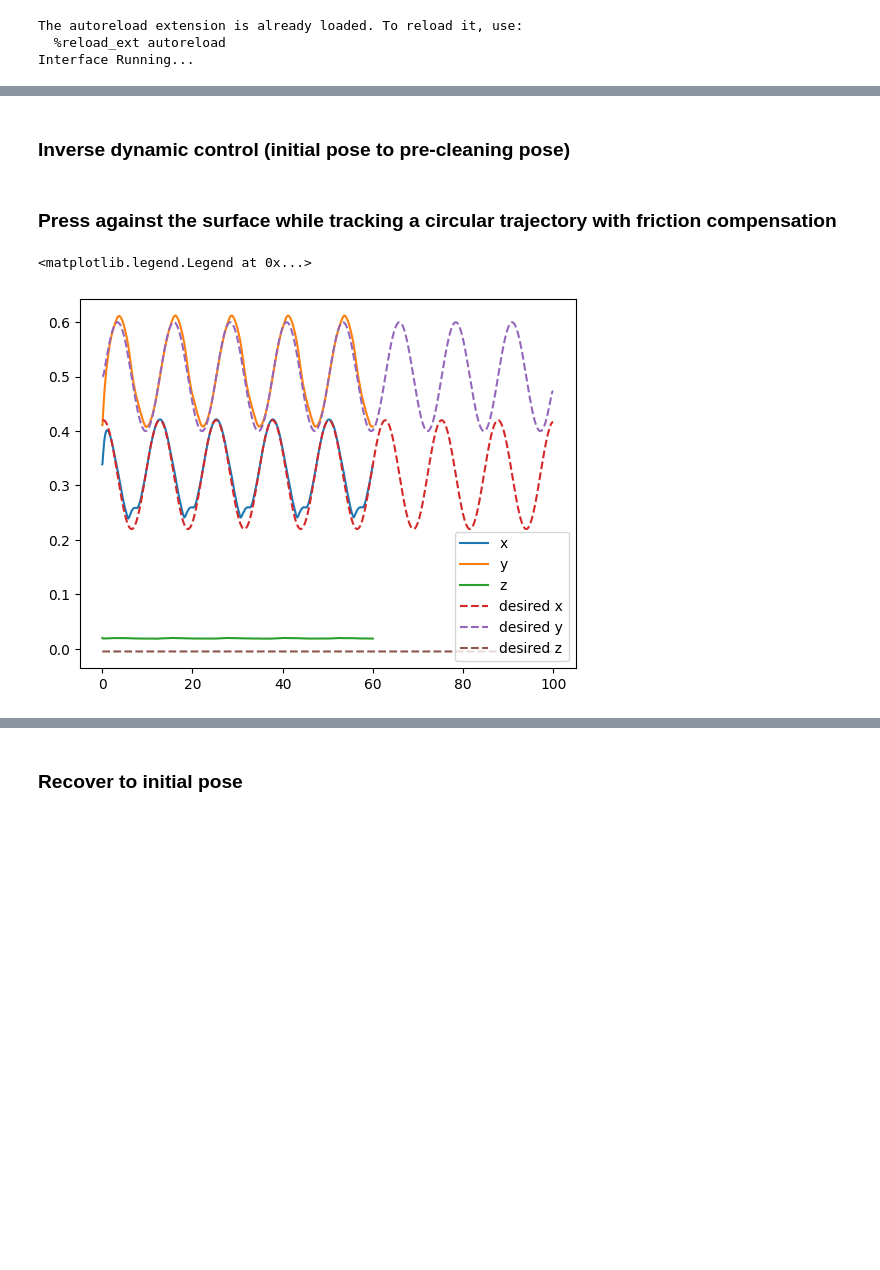
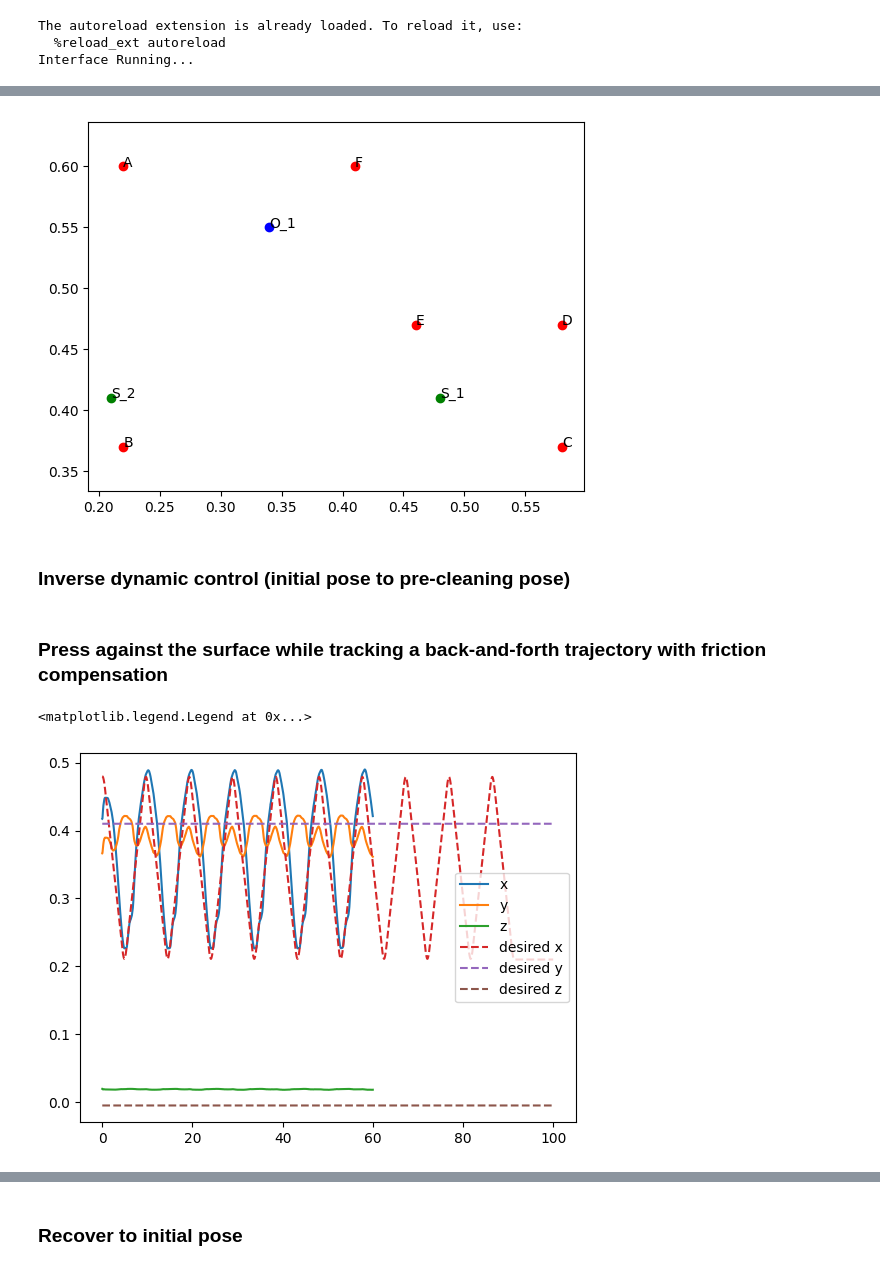
Before and after one commit to shiqingw/HOCBF-FR3-Experiments, a Jupyter notebook: demo.ipynb, the cells around one changed output, grey strips where cells are left out. Saved outputs shown, nothing was run; the diff lists cells and outputs as text; code cells hidden in the pictures; blank space fills up the shorter version.

```diff
--- a/demo.ipynb
+++ b/demo.ipynb
@@ -20,15 +20,44 @@ robot.getStates()
 # %%
 import numpy as np
+dist_to_surface = -0.005
 
 P_A = np.array([0.22, 0.60, 0.01])
 P_B = np.array([0.22, 0.37, 0.01])
 P_C = np.array([0.58, 0.37, 0.01])
 P_D = np.array([0.58, 0.47, 0.01])
 P_E = np.array([0.46, 0.47, 0.01])
 P_F = np.array([0.41, 0.60, 0.01])
 S_1 = np.array([0.48, 0.41, 0.01])
 S_2 = np.array([0.21, 0.41, 0.01])
 O_1 = np.array([0.34, 0.55, 0.01])
+
+# plot these points in matplotlib with their names next to these points
+import matplotlib.pyplot as plt
+
+plt.plot(P_A[0], P_A[1], 'ro')
+plt.text(P_A[0], P_A[1], 'A')
+plt.plot(P_B[0], P_B[1], 'ro')
+plt.text(P_B[0], P_B[1], 'B')
+plt.plot(P_C[0], P_C[1], 'ro')
+plt.text(P_C[0], P_C[1], 'C')
+plt.plot(P_D[0], P_D[1], 'ro')
+plt.text(P_D[0], P_D[1], 'D')
+plt.plot(P_E[0], P_E[1], 'ro')
+plt.text(P_E[0], P_E[1], 'E')
+plt.plot(P_F[0], P_F[1], 'ro')
+plt.text(P_F[0], P_F[1], 'F')
+
+plt.plot(S_1[0], S_1[1], 'go')
+plt.text(S_1[0], S_1[1], 'S_1')
+plt.plot(S_2[0], S_2[1], 'go')
+plt.text(S_2[0], S_2[1], 'S_2')
+plt.plot(O_1[0], O_1[1], 'bo')
+plt.text(O_1[0], O_1[1], 'O_1')
+
+plt.axis('equal')
+plt.show()
+# %% [output]
+[figure, added]
 # %%
 from FR3Py.robot.model_collision_avoidance import PinocchioModel
 
@@ -117,4 +153,4 @@ while time.time() - t_start < T:
 
 robot.setCommands(np.zeros_like(u))
 # %% [markdown]
-### Press against the surface while tracking a circular trajectory with friction compensation
+### Press against the surface while tracking a back-and-forth trajectory with friction compensation
@@ -340,13 +382,13 @@ plt.figure()
 plt.plot(t_list, pos_list[:,0], label='x')
 plt.plot(t_list, pos_list[:,1], label='y')
 plt.plot(t_list, pos_list[:,2], label='z')
-plt.plot(traj.t, traj.pd[:,0], '--', label='desired x')
-plt.plot(traj.t, traj.pd[:,1], '--', label='desired y')
-plt.plot(traj.t, traj.pd[:,2], '--', label='desired z')
+plt.plot(traj_position.t, traj_position.pd[:,0], '--', label='desired x')
+plt.plot(traj_position.t, traj_position.pd[:,1], '--', label='desired y')
+plt.plot(traj_position.t, traj_position.pd[:,2], '--', label='desired z')
 plt.legend()
 # %% [output]
 <matplotlib.legend.Legend at 0x...>
-[figure, old version]
+[figure, new version]
 # %%
 
 plt.figure()
```
Also changed, not shown: parts of 12 cells of this notebook, 1 other file.
